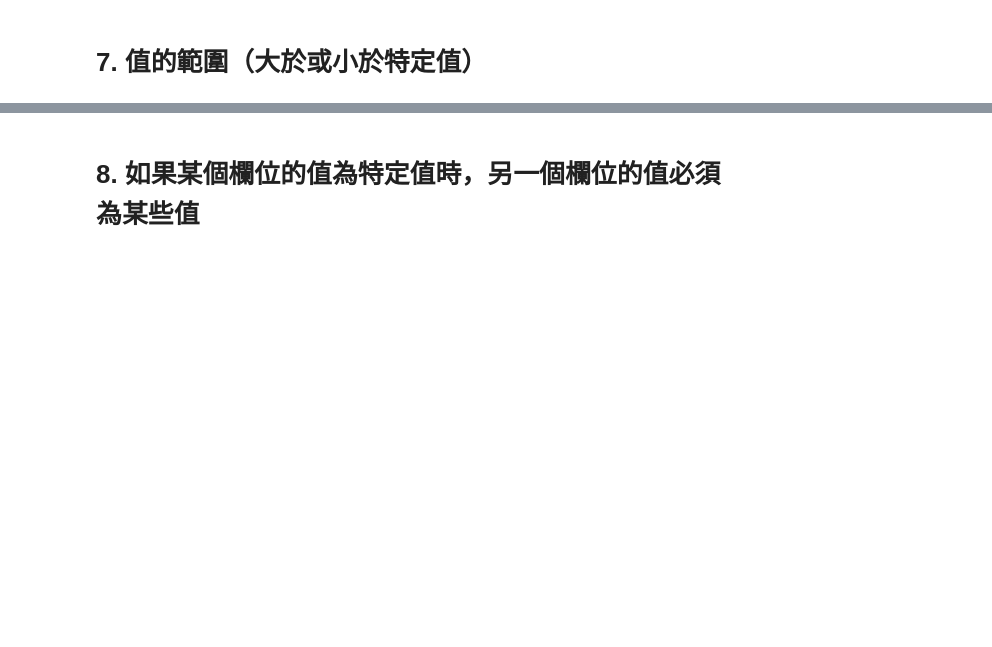
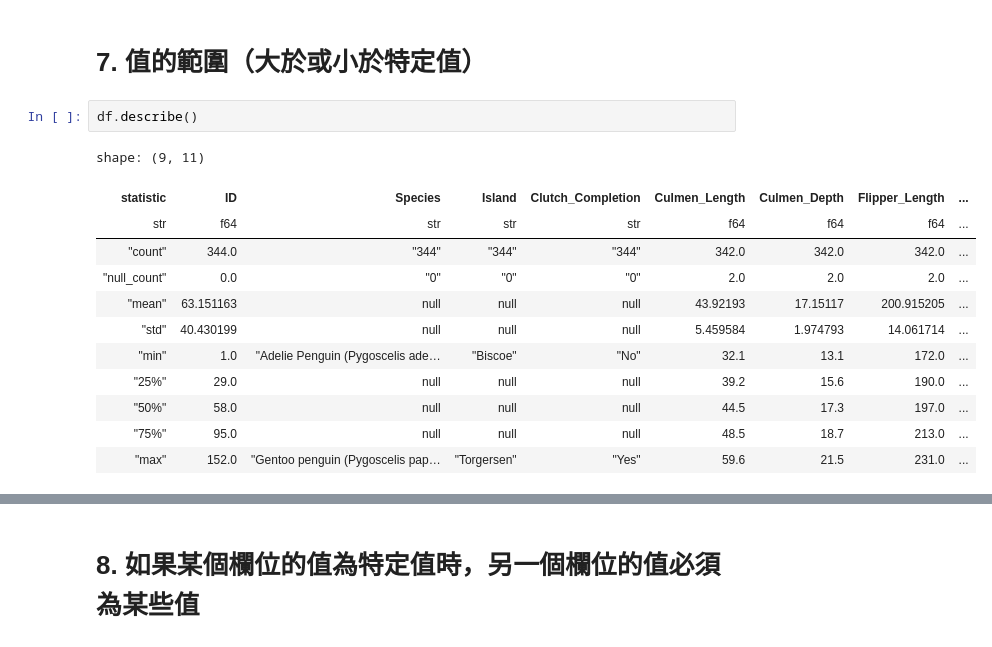
Before and after one commit to Alexchen666/Data-Analysis-101, a Jupyter notebook: data_validation.ipynb, the cells around one changed output, grey strips where cells are left out. Cells and saved outputs as stored; diff of their text form; blank space fills up the shorter version.

```diff
--- a/data_validation.ipynb
+++ b/data_validation.ipynb
@@ -469,3 +499,18 @@ Comments
   12 rows with out of bound values. (type=value_error.rowvalue)
 # %% [markdown]
 # 7. 值的範圍（大於或小於特定值）
+# %%
+df.describe()
+# %% [output]
+shape: (9, 11)
+| statistic | ID | Species | Island | Clutch_Completion | Culmen_Length | Culmen_Depth | Flipper_Length | ... |
+| str | f64 | str | str | str | f64 | f64 | f64 | ... |
+| "count" | 344.0 | "344" | "344" | "344" | 342.0 | 342.0 | 342.0 | ... |
+| "null_count" | 0.0 | "0" | "0" | "0" | 2.0 | 2.0 | 2.0 | ... |
+| "mean" | 63.151163 | null | null | null | 43.92193 | 17.15117 | 200.915205 | ... |
+| "std" | 40.430199 | null | null | null | 5.459584 | 1.974793 | 14.061714 | ... |
+| "min" | 1.0 | "Adelie Penguin (Pygoscelis ade… | "Biscoe" | "No" | 32.1 | 13.1 | 172.0 | ... |
+| "25%" | 29.0 | null | null | null | 39.2 | 15.6 | 190.0 | ... |
+| "50%" | 58.0 | null | null | null | 44.5 | 17.3 | 197.0 | ... |
+| "75%" | 95.0 | null | null | null | 48.5 | 18.7 | 213.0 | ... |
+| "max" | 152.0 | "Gentoo penguin (Pygoscelis pap… | "Torgersen" | "Yes" | 59.6 | 21.5 | 231.0 | ... |
```
Also changed, not shown: parts of 6 cells of this notebook.
